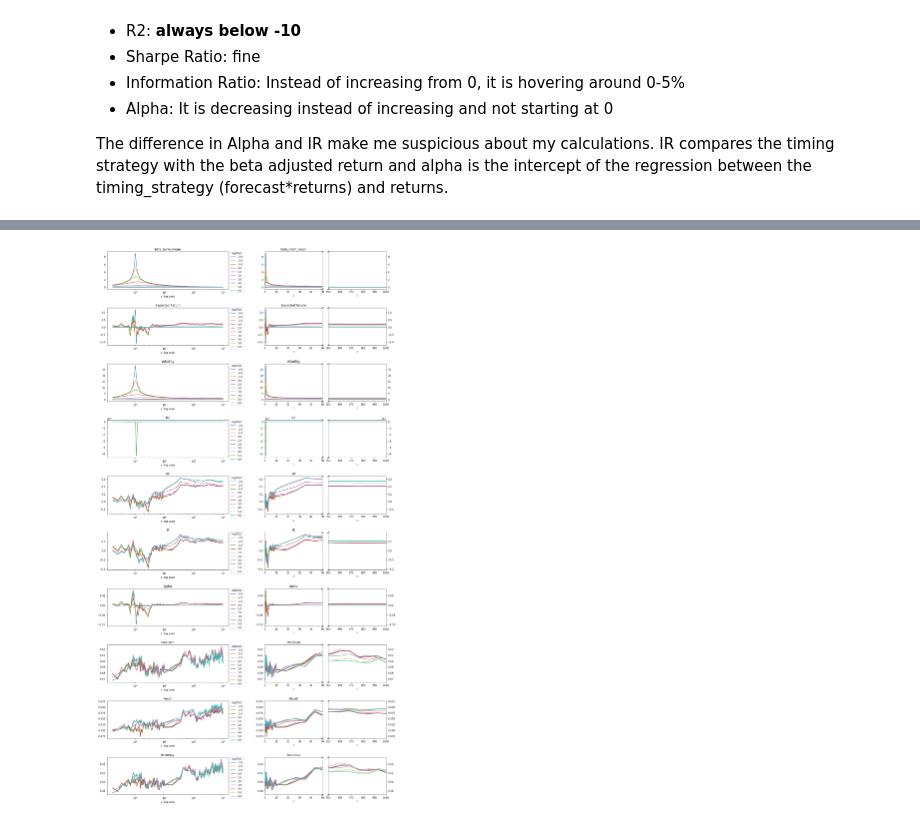
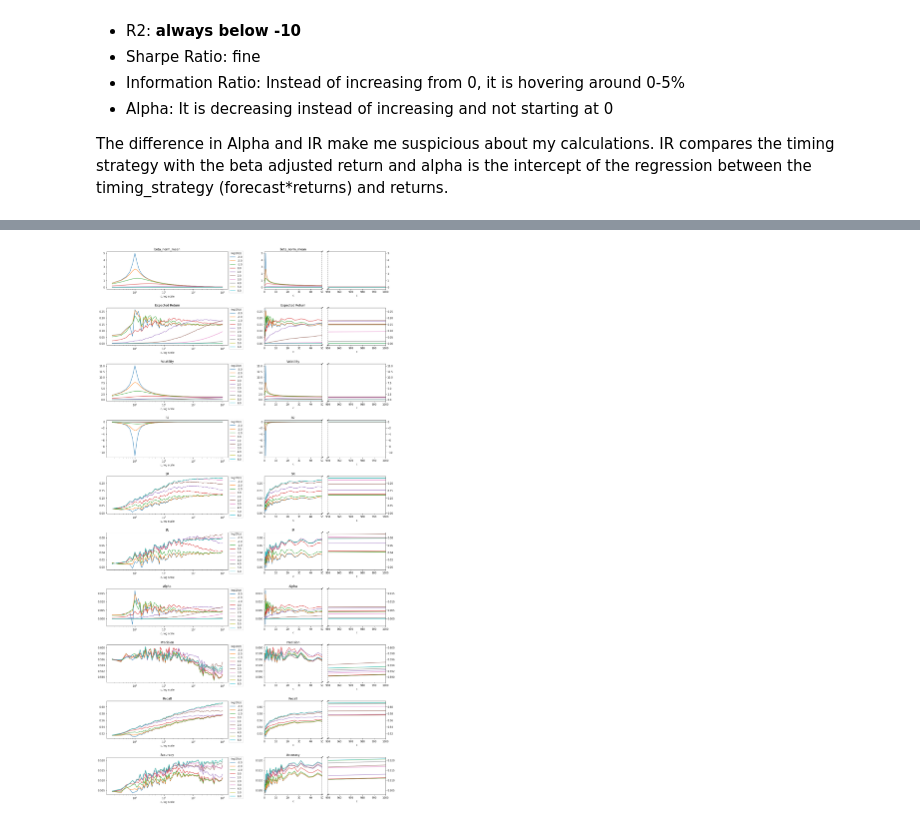
Before and after one commit to nkonts/replication-the-virtue-of-complexity-in-return-prediction, a Jupyter notebook: simulations.ipynb, the cells around one changed output, grey strips where cells are left out. Cells and saved outputs as stored; diff of their text form; code cells hidden in the pictures.

```diff
--- a/simulations.ipynb
+++ b/simulations.ipynb
@@ -59,7 +28,7 @@ returns = returns[returns.index.isin(data.index)]
 
 I did try a few different normalizations and the end results seems to be nearly the same.
 # %%
-for col in columns:
+for col in COLUMNS:
     data[col] = (data[col] - data[col].expanding(36).mean())/data[col].expanding(36).std()
 # Standarize return by the std of the last 12 values
 returns_std = returns.rolling(12).std().shift()
@@ -148,0 +43,18 @@ simulation_backtest.to_parquet((f"data/simulation_backtest_{last_p}.parquet"))
+# %%
+T = 12
+gammas = [0.25, 0.5, 1, 2, 4]
+z_values = list(np.logspace(-3, 6, 10))
+iterations = list(np.arange(1, 201))
+
+# I will be plotting c in a log-scale.
+C_values = (
+    list(np.logspace(-1, 0, 25, base=10)) +
+    list(np.logspace(0, 1, 25, base=10)) +
+    list(np.logspace(1, 2, 25, base=10)) +
+    list(np.logspace(2, 3, 25, base=10))
+)
+P_values = [c*T for c in C_values]
+# RFF does always create 2 features (sin & cos) => P is a multiple of 2.
+# Get a unique list of multiple of 2s
+P_values = list({2*round(P/2) for P in P_values})
+P_values.sort()
@@ -148,0 +63,20 @@ simulation_backtest.to_parquet((f"data/simulation_backtest_{last_p}.parquet"))
+# %%
+# 1885min, 12 virtual cores
+if "metrics.parquet"  in os.listdir("data"):
+    metrics = pd.read_parquet(f"data/metrics.parquet")
+else:
+    # Parallelize via joblib.Parallel
+    def simulation(data, returns, gamma, P, z, iteration):
+        c = P/T
+        rff_data = RFF(n=int(P/2), gamma=gamma).features(data, seed=iteration)
+        # 1-step ahead prediction
+        sim = Backtest(z=z, T=T).predict(X=rff_data, y=returns.shift(-1))
+        performance = sim.performance()
+        performance.update({"gamma": gamma, "P": P, "z": z, "c": c, "T": T, "iteration": iteration})
+        return performance
+    metrics = Parallel(n_jobs=-1)(delayed(simulation)(data, returns, gamma, P, z, iteration = seed) for gamma, P, z, seed in itertools.product(gammas, P_values, z_values, iterations))
+    metrics = pd.DataFrame(metrics)
+    metrics.to_parquet((f"data/metrics.parquet"))
+
+metrics_mean = metrics.groupby(["gamma", "P", "z", "c", "T"]).mean().reset_index().drop("iteration", axis=1)
+metrics_mean["log10(z)"] = np.log10(metrics_mean["z"])
@@ -238,5 +141,7 @@ result[result.c==1000]
 # %%
 # https://stackoverflow.com/a/34934631/3002299
+
+result = metrics_mean[metrics_mean["gamma"]==2]
 
 fig = plt.figure(figsize=(20, 40))
 outer = gridspec.GridSpec(1, 2, wspace=0.3, hspace=0.2)
@@ -263,32 +168,32 @@ for i in range(2): # Outer
             ax2 = plt.Subplot(fig, double_inner[1])
             result.set_index("c").groupby("log10(z)")[col].plot(ax=ax1, title=col)
             result.set_index("c").groupby("log10(z)")[col].plot(ax=ax2)
             ax1.set_xlim(0, 50)
             ax2.set_xlim(950, 1000)
 
             ax1.axvline(x=50, linestyle="--", c="black")
             ax2.axvline(x=950, linestyle="--", c="black")
 
             # hide the spines between ax and ax2
             ax1.spines['right'].set_visible(False)
             ax2.spines['left'].set_visible(False)
             #ax1.yaxis.tick_left()
             #ax1.tick_params(labelright='off')
             ax2.yaxis.tick_right()
 
             d = .015 # how big to make the diagonal lines in axes coordinates
             # arguments to pass plot, just so we don't keep repeating them
             kwargs = dict(transform=ax1.transAxes, color='k', clip_on=False)
             ax1.plot((1-d,1+d), (-d,+d), **kwargs)
             ax1.plot((1-d,1+d),(1-d,1+d), **kwargs)
 
             kwargs.update(transform=ax2.transAxes)  # switch to the bottom axes
             ax2.plot((-d,+d), (1-d,1+d), **kwargs)
             ax2.plot((-d,+d), (-d,+d), **kwargs)
 
             fig.add_subplot(ax1)
             fig.add_subplot(ax2)
 plt.show()
 # %% [output]
-[figure, old version]
+[figure, new version]
 # %%
```
Also changed, not shown: parts of 18 cells of this notebook, 6 other files.
